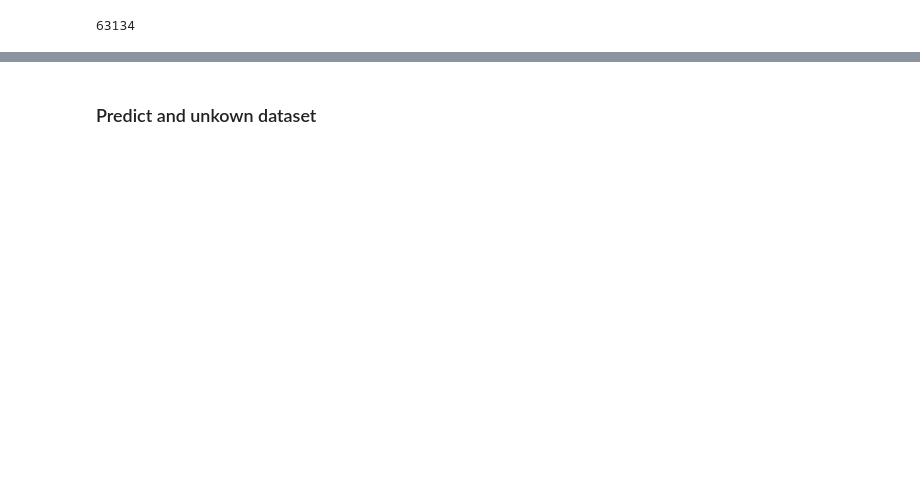
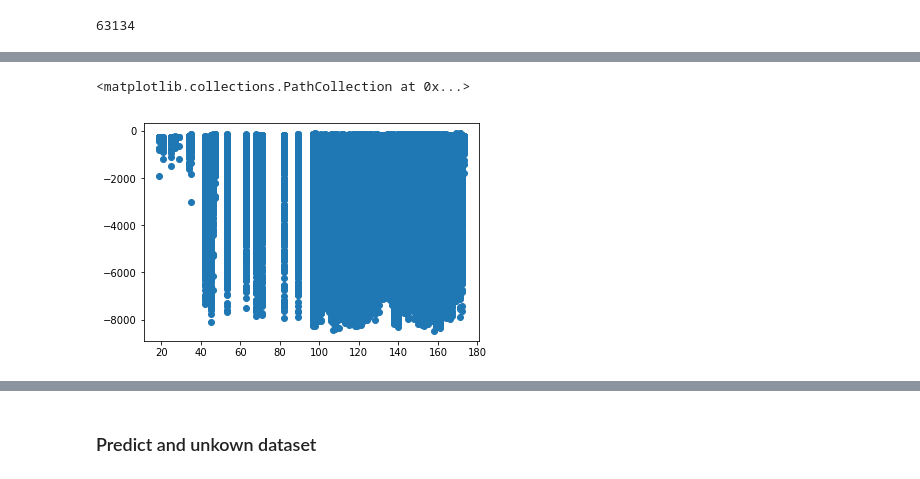
Before and after one commit to julcsii/wifi-localization, a Jupyter notebook: Data Science Task .ipynb, the cells around one changed output, grey strips where cells are left out. Cells and saved outputs as stored; diff of their text form; code cells hidden in the pictures; blank space fills up the shorter version.

Commit message:
Training, evaluation
Moving README contents to jupyter notebook.

```diff
--- a/Data Science Task .ipynb
+++ b/Data Science Task .ipynb
@@ -119 +159,8 @@ log10(x_train.shape[0])
+# %%
+#visualization cont'd: aggregated RSSI for each location
+z = np.sum(x_train, axis=1)
+plt.scatter(y_train,z)
+# %% [output]
+<matplotlib.collections.PathCollection at 0x...>
+[figure, added]
 # %%
```
Also changed, not shown: parts of 25 cells of this notebook, 1 other file.
